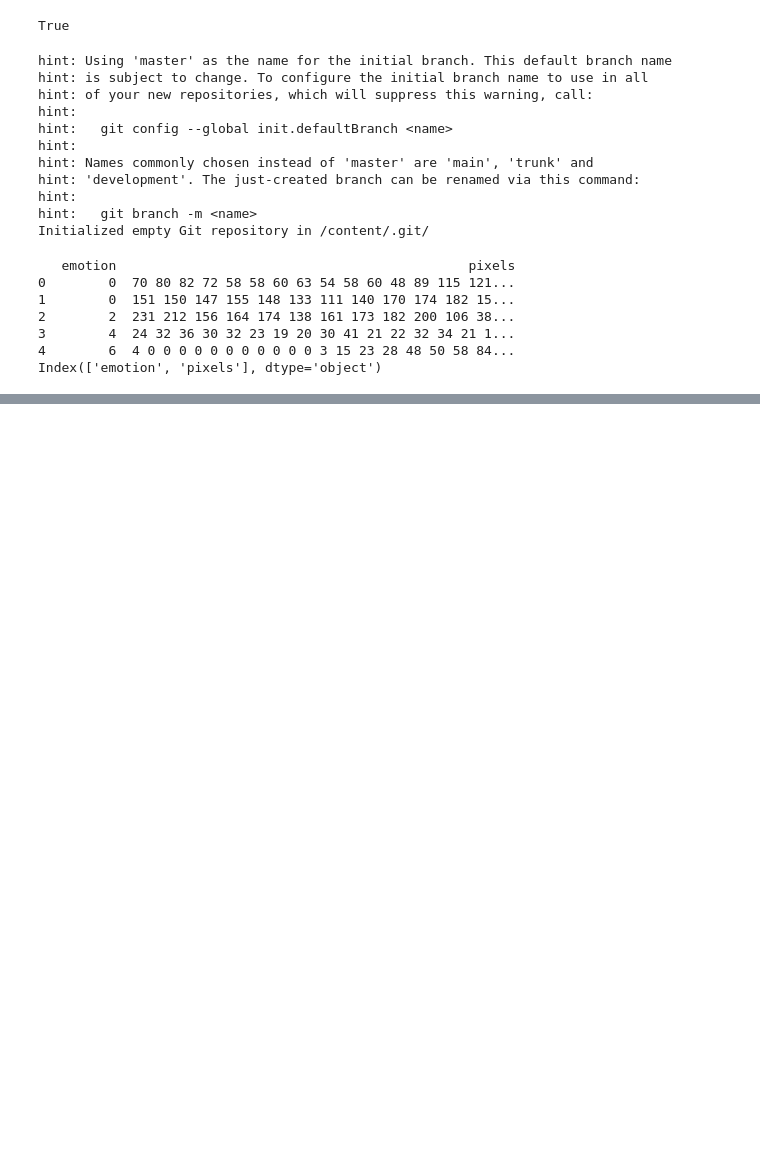
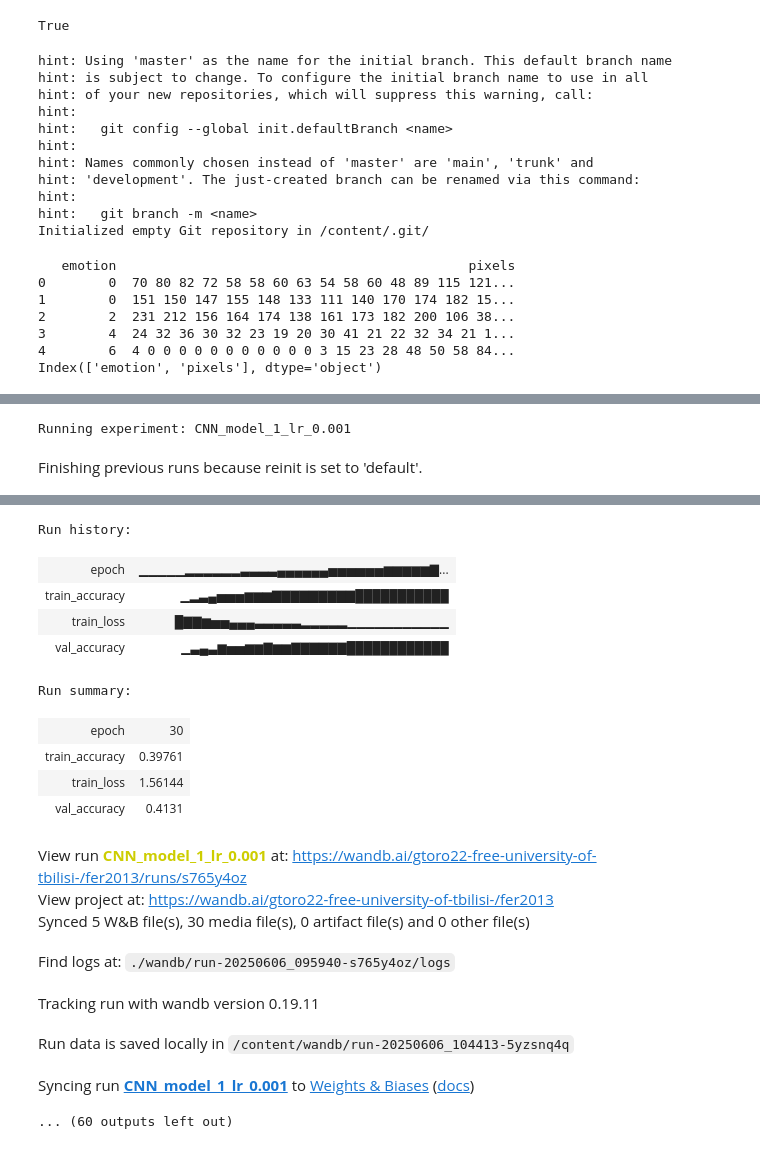
Before and after one commit to giorgitorro/FER_gtoro22, a Jupyter notebook: FER2013_ML_gtoro22.ipynb, the cells around one changed output, grey strips where cells are left out. Cells and saved outputs as stored; diff of their text form; code cells hidden in the pictures; blank space fills up the shorter version.

Commit message:
Added multiple CNN models, optimized parameters and integrated wandb logging.

```diff
--- a/FER2013_ML_gtoro22.ipynb
+++ b/FER2013_ML_gtoro22.ipynb
@@ -143 +192,11 @@ val_loader = DataLoader(val_dataset, batch_size=64)
+# %%
+train_df, val_df = train_test_split(df, test_size=0.2, stratify=df['emotion'], random_state=42)
+test_df = pd.read_csv('/content/challenges-in-representation-learning-facial-expression-recognition-challenge/test.csv')
+train_dataset = FERDataset(train_df, transform=transform_train, has_labels=True)
+val_dataset = FERDataset(val_df, transform=transform_val,has_labels=True)
+test_dataset = FERDataset(test_df, transform=transform_val,has_labels=False)
+
+train_loader = DataLoader(train_dataset, batch_size=64, shuffle=True)
+val_loader = DataLoader(val_dataset, batch_size=64)
+test_loader = DataLoader(test_dataset, batch_size=64)
 # %%
@@ -262,0 +363,35 @@ fatal: could not read Username for 'https://github.com': No such device or addre
+# %%
+# Experiment configurations
+# Rationale: Test multiple models and hyperparameters to analyze performance and underfitting/overfitting.
+experiments = [
+    {"model": CNN_model_1(), "name": "CNN_model_1_lr_0.001",
+     "config": {"architecture": "CNN_model_1", "learning_rate": 0.001, "epochs": 30,
+                "batch_size": 64, "dropout": 0.0, "patience": 5}},
+    {"model": CNN_model_2(dropout_rate=0.25), "name": "CNN_model_2_lr_0.001_dropout_0.25",
+     "config": {"architecture": "CNN_model_2", "learning_rate": 0.001, "epochs": 30,
+                "batch_size": 64, "dropout": 0.25, "patience": 5}},
+    {"model": CNN_model_2(dropout_rate=0.5), "name": "CNN_model_2_lr_0.0003_dropout_0.5",
+     "config": {"architecture": "CNN_model_2", "learning_rate": 0.0003, "epochs": 30,
+                "batch_size": 64, "dropout": 0.5, "patience": 5}},
+    {"model": CNN_model_3(), "name": "CNN_model_3_lr_0.001_dropout_0.5",
+     "config": {"architecture": "CNN_model_3", "learning_rate": 0.001, "epochs": 30,
+                "batch_size": 64, "dropout": 0.5, "patience": 5}}
+]
+
+# Run experiments
+results = []
+for exp in experiments:
+    print(f"Running experiment: {exp['name']}")
+    val_acc = train_model(exp['model'], train_loader, val_loader, exp['config'], exp['name'])
+    results.append({"name": exp['name'], "val_accuracy": val_acc})
+
+# Log results summary
+wandb.init(project="fer2013", name="experiment_summary")
+table = wandb.Table(columns=["Experiment", "Validation Accuracy"])
+for result in results:
+    table.add_data(result["name"], result["val_accuracy"])
+wandb.log({"experiment_comparison": table})
+wandb.finish()
+# %% [output]
+Running experiment: CNN_model_1_lr_0.001
+Finishing previous runs because reinit is set to 'default'.
@@ -262,0 +399,18 @@ fatal: could not read Username for 'https://github.com': No such device or addre
+Run history:
+| epoch | ▁▁▁▁▁▂▂▂▂▂▂▃▃▃▃▄▄▄▄▄▄▅▅▅▅▅▅▆▆▆▆▆▇... |
+| train_accuracy | ▁▂▃▄▅▅▅▆▆▆▇▇▇▇▇▇▇▇▇███████████ |
+| train_loss | █▇▇▆▅▅▄▄▄▃▃▃▃▃▂▂▂▂▂▁▁▁▁▁▁▁▁▁▁▁ |
+| val_accuracy | ▁▃▄▃▆▅▅▆▆▇▆▆▇▇▇▇▇▇████████████ |
+Run summary:
+| epoch | 30 |
+| train_accuracy | 0.39761 |
+| train_loss | 1.56144 |
+| val_accuracy | 0.4131 |
+View run CNN_model_1_lr_0.001 at: https://wandb.ai/gtoro22-free-university-of-tbilisi-/fer2013/runs/s765y4oz
+View project at: https://wandb.ai/gtoro22-free-university-of-tbilisi-/fer2013
+Synced 5 W&B file(s), 30 media file(s), 0 artifact file(s) and 0 other file(s)
+Find logs at: ./wandb/run-20250606_095940-s765y4oz/logs
+Tracking run with wandb version 0.19.11
+Run data is saved locally in /content/wandb/run-20250606_104413-5yzsnq4q
+Syncing run CNN_model_1_lr_0.001 to Weights & Biases (docs)
+... (60 outputs left out)
```
Also changed, not shown: parts of 13 cells of this notebook.
